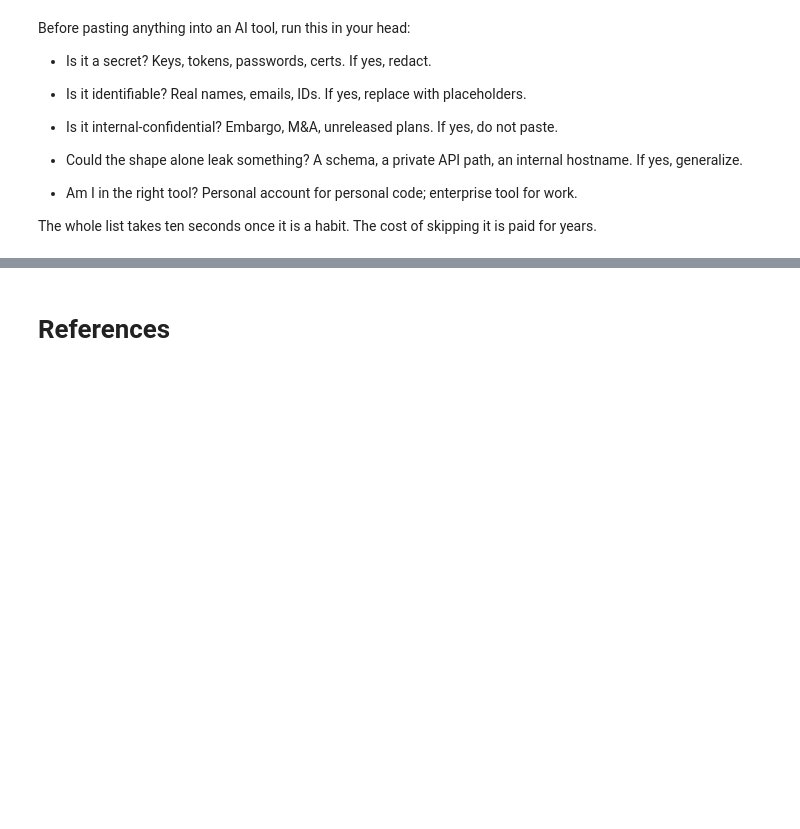
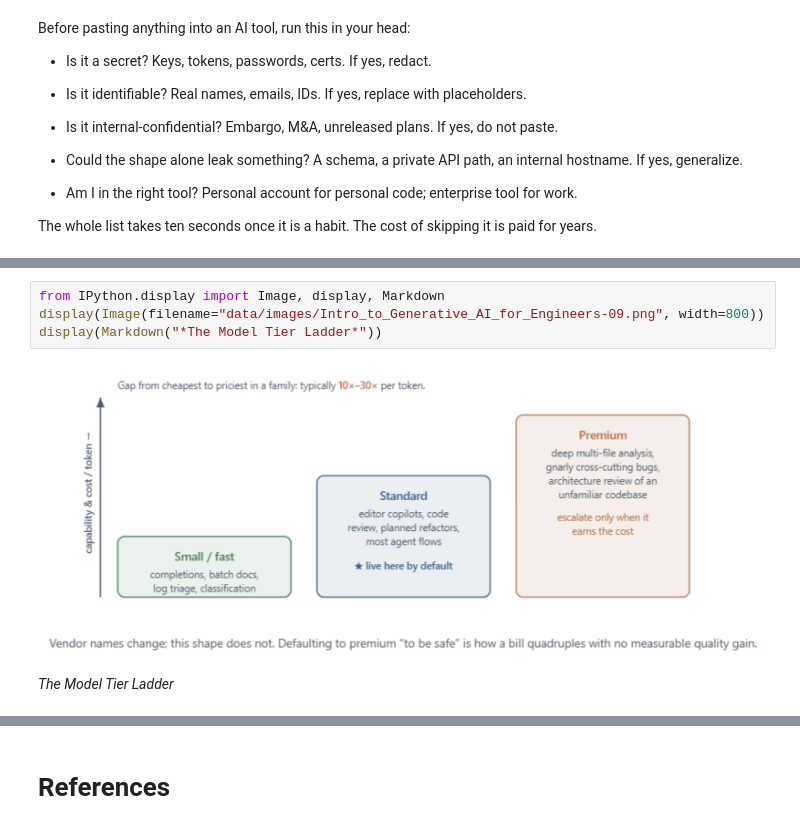
Before and after one commit to ancilcleetus/AI-Learning-Lab, a Jupyter notebook: Generative-AI/Intro-to-Generative-AI-for-Engineers/Intro_to_Generative_AI_for_Engineers.ipynb, the cells around one changed output, grey strips where cells are left out. Cells and saved outputs as stored; diff of their text form; blank space fills up the shorter version.

Commit message:
Added 'Model Choice & Cost' in Intro-to-Generative-AI-for-Engineers/Intro_to_Generative_AI_for_Engineers.ipynb

```diff
--- a/Generative-AI/Intro-to-Generative-AI-for-Engineers/Intro_to_Generative_AI_for_Engineers.ipynb
+++ b/Generative-AI/Intro-to-Generative-AI-for-Engineers/Intro_to_Generative_AI_for_Engineers.ipynb
@@ -509,0 +529,7 @@ The whole list takes ten seconds once it is a habit. The cost of skipping it is
+# %%
+from IPython.display import Image, display, Markdown
+display(Image(filename="data/images/Intro_to_Generative_AI_for_Engineers-09.png", width=800))
+display(Markdown("*The Model Tier Ladder*"))
+# %% [output]
+[figure, added]
+*The Model Tier Ladder*
```
Also changed, not shown: parts of 19 cells of this notebook, 2 other files.
